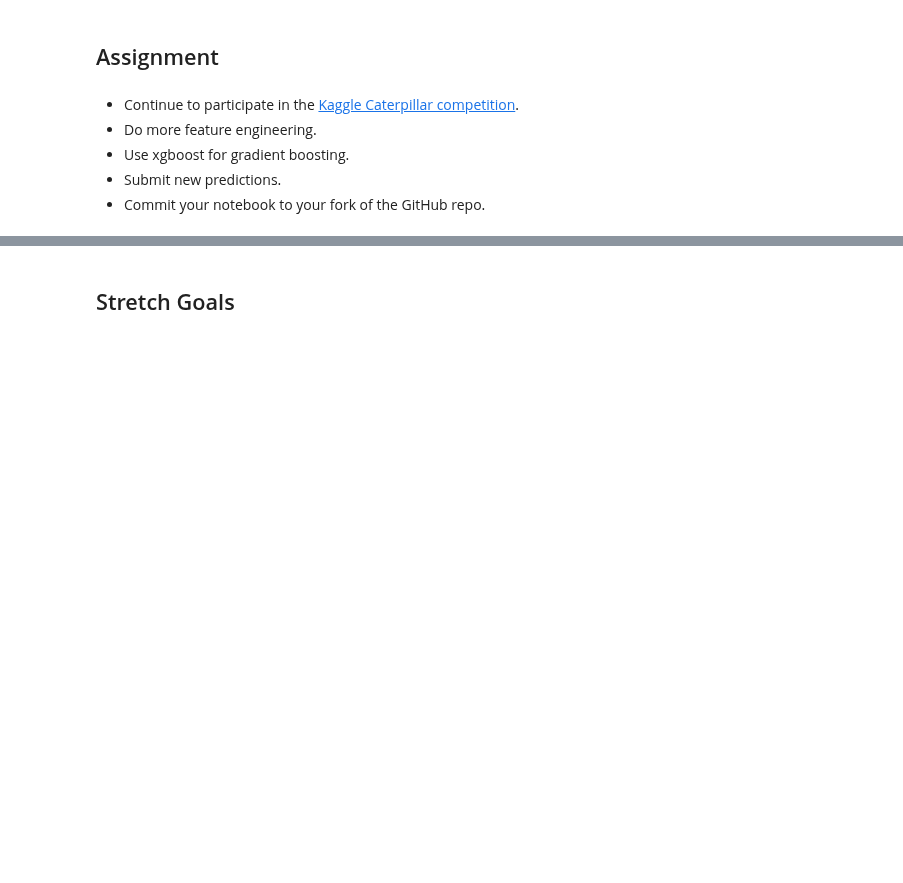
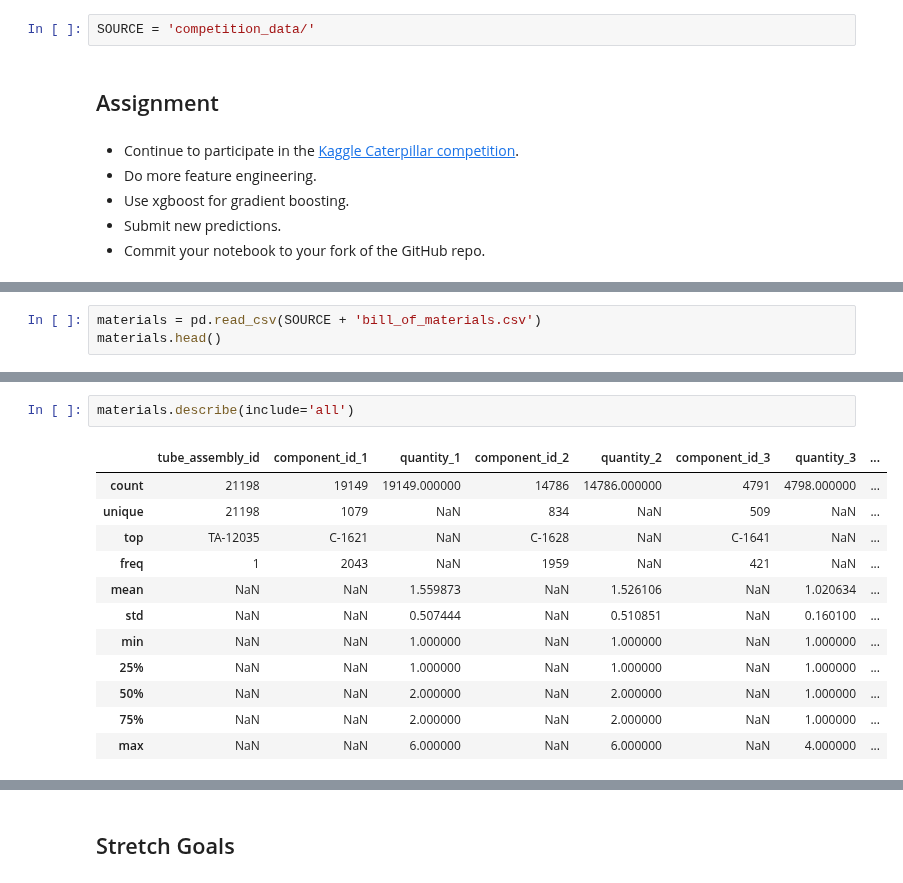
Before and after one commit to LambdaSchool/DEPRECATED-DS-Unit-2-Applied-Modeling, a Jupyter notebook: module2-gradient-boosting/Gradient Boosting Assignment Notebook.ipynb, the cells around one changed output, grey strips where cells are left out. Cells and saved outputs as stored; diff of their text form; blank space fills up the shorter version.

Commit message:
Convert materials table to wide(ish) format.

```diff
--- a/module2-gradient-boosting/Gradient Boosting Assignment Notebook.ipynb
+++ b/module2-gradient-boosting/Gradient Boosting Assignment Notebook.ipynb
@@ -70,3 +111,5 @@ If you are working on Google Colab, uncomment and run these cells, to download t
+# %%
+SOURCE = 'competition_data/'
 # %% [markdown]
 ## Assignment
 # %% [markdown]
@@ -77,0 +123,3 @@ If you are working on Google Colab, uncomment and run these cells, to download t
+# %%
+materials = pd.read_csv(SOURCE + 'bill_of_materials.csv')
+materials.head()
@@ -77,0 +133,15 @@ If you are working on Google Colab, uncomment and run these cells, to download t
+# %%
+materials.describe(include='all')
+# %% [output]
+|  | tube_assembly_id | component_id_1 | quantity_1 | component_id_2 | quantity_2 | component_id_3 | quantity_3 | ... |
+| count | 21198 | 19149 | 19149.000000 | 14786 | 14786.000000 | 4791 | 4798.000000 | ... |
+| unique | 21198 | 1079 | NaN | 834 | NaN | 509 | NaN | ... |
+| top | TA-12035 | C-1621 | NaN | C-1628 | NaN | C-1641 | NaN | ... |
+| freq | 1 | 2043 | NaN | 1959 | NaN | 421 | NaN | ... |
+| mean | NaN | NaN | 1.559873 | NaN | 1.526106 | NaN | 1.020634 | ... |
+| std | NaN | NaN | 0.507444 | NaN | 0.510851 | NaN | 0.160100 | ... |
+| min | NaN | NaN | 1.000000 | NaN | 1.000000 | NaN | 1.000000 | ... |
+| 25% | NaN | NaN | 1.000000 | NaN | 1.000000 | NaN | 1.000000 | ... |
+| 50% | NaN | NaN | 2.000000 | NaN | 2.000000 | NaN | 1.000000 | ... |
+| 75% | NaN | NaN | 2.000000 | NaN | 2.000000 | NaN | 1.000000 | ... |
+| max | NaN | NaN | 6.000000 | NaN | 6.000000 | NaN | 4.000000 | ... |
```
Also changed, not shown: parts of 19 cells of this notebook.
